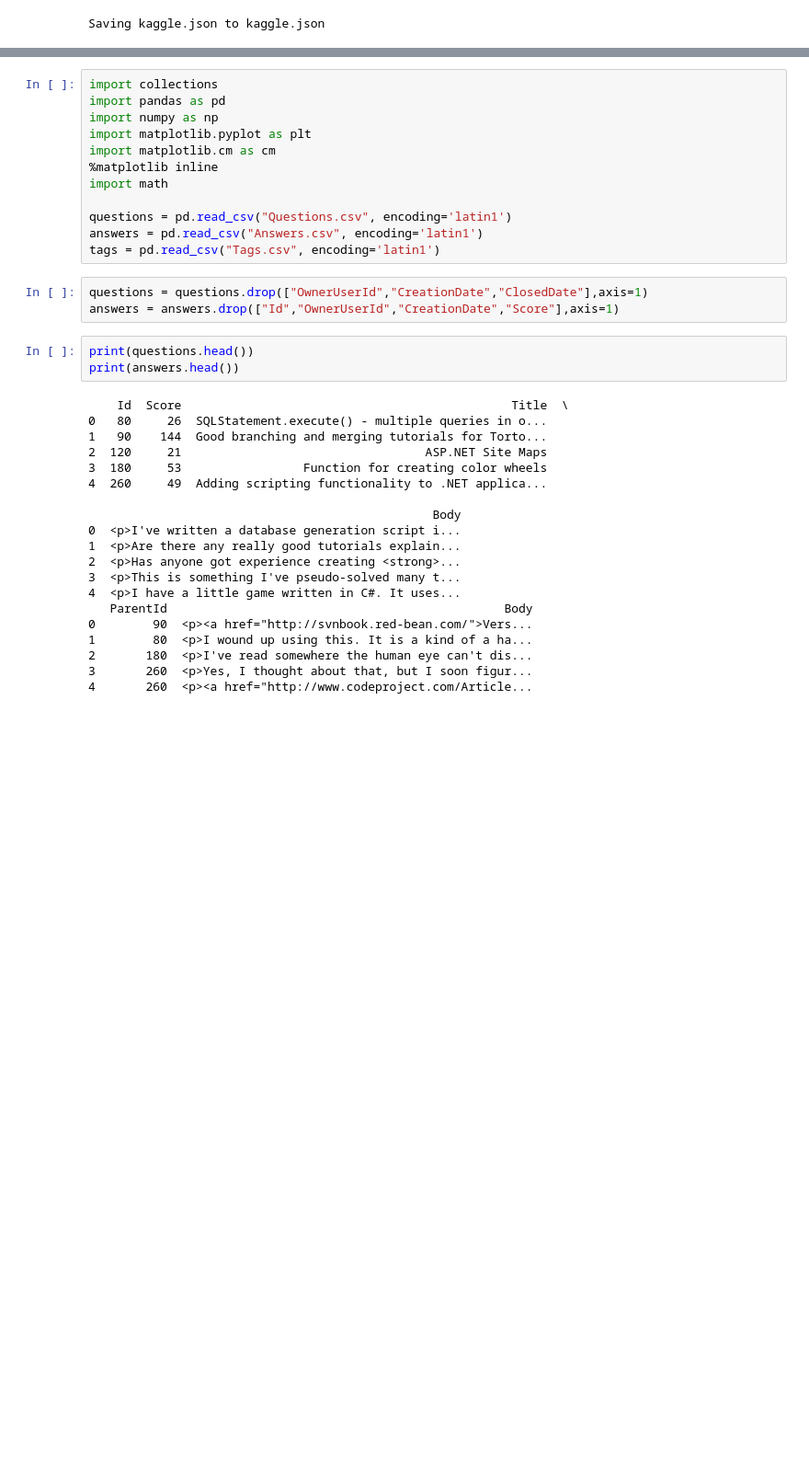
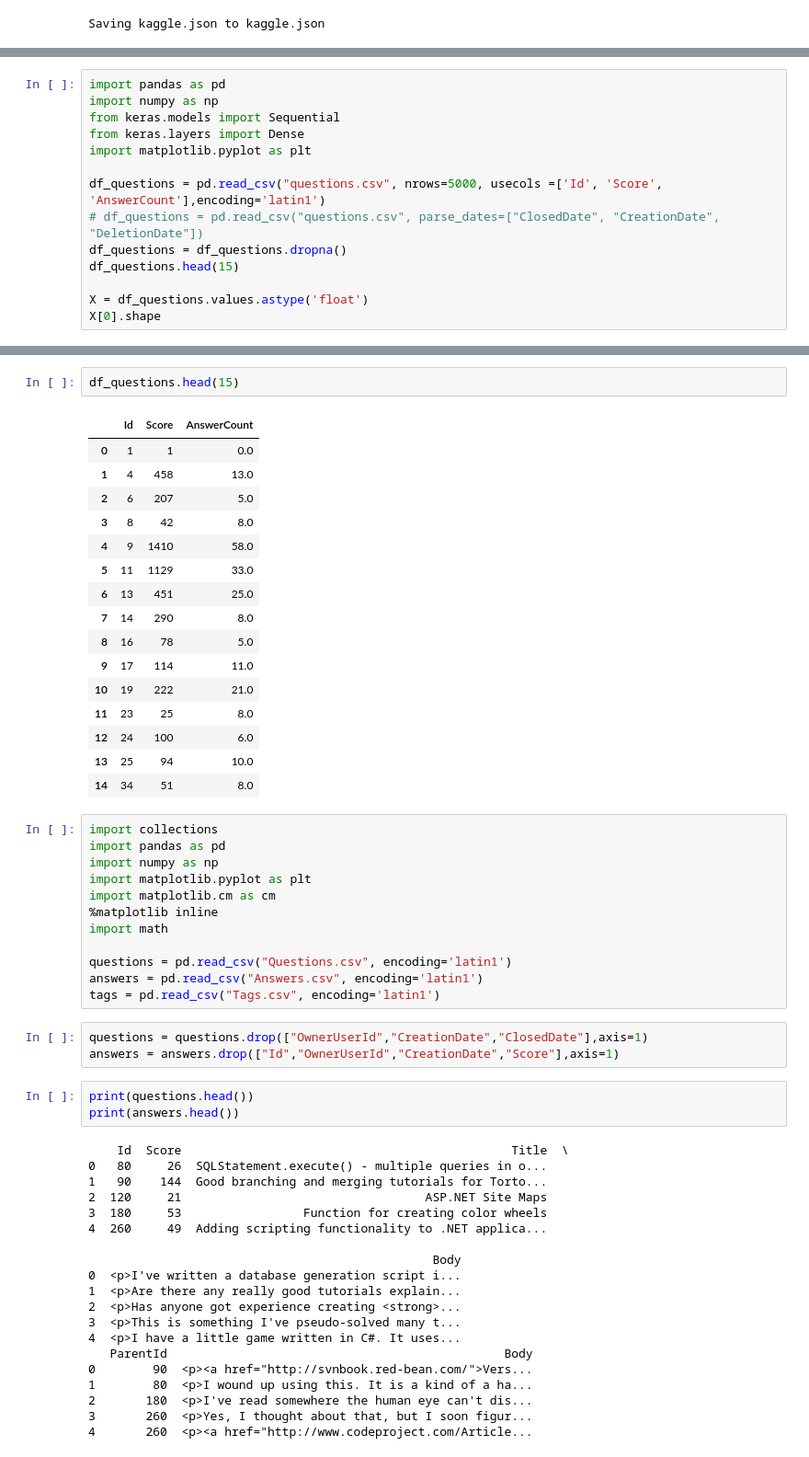
Before and after one commit to sprerak48/Autonomous-tagging-using-Deep-Learning, a Jupyter notebook: AT.ipynb, the cells around one changed output, grey strips where cells are left out. Shown: that part at 92% size. Drawn from its saved outputs; the diff is of its cells as text; blank space fills up the shorter version.

```diff
--- a/AT.ipynb
+++ b/AT.ipynb
@@ -36,0 +36,14 @@ Archive:  stacksample.zip
+# %%
+import pandas as pd
+import numpy as np
+from keras.models import Sequential
+from keras.layers import Dense
+import matplotlib.pyplot as plt
+
+df_questions = pd.read_csv("questions.csv", nrows=5000, usecols =['Id', 'Score', 'AnswerCount'],encoding='latin1')
+# df_questions = pd.read_csv("questions.csv", parse_dates=["ClosedDate", "CreationDate", "DeletionDate"])
+df_questions = df_questions.dropna()
+df_questions.head(15)
+
+X = df_questions.values.astype('float')
+X[0].shape
@@ -37,3 +138,22 @@ Archive:  stacksample.zip
+# %%
+df_questions.head(15)
+# %% [output]
+|  | Id | Score | AnswerCount |
+| 0 | 1 | 1 | 0.0 |
+| 1 | 4 | 458 | 13.0 |
+| 2 | 6 | 207 | 5.0 |
+| 3 | 8 | 42 | 8.0 |
+| 4 | 9 | 1410 | 58.0 |
+| 5 | 11 | 1129 | 33.0 |
+| 6 | 13 | 451 | 25.0 |
+| 7 | 14 | 290 | 8.0 |
+| 8 | 16 | 78 | 5.0 |
+| 9 | 17 | 114 | 11.0 |
+| 10 | 19 | 222 | 21.0 |
+| 11 | 23 | 25 | 8.0 |
+| 12 | 24 | 100 | 6.0 |
+| 13 | 25 | 94 | 10.0 |
+| 14 | 34 | 51 | 8.0 |
 # %%
 import collections
 import pandas as pd
```
Also changed, not shown: parts of 16 cells of this notebook.
